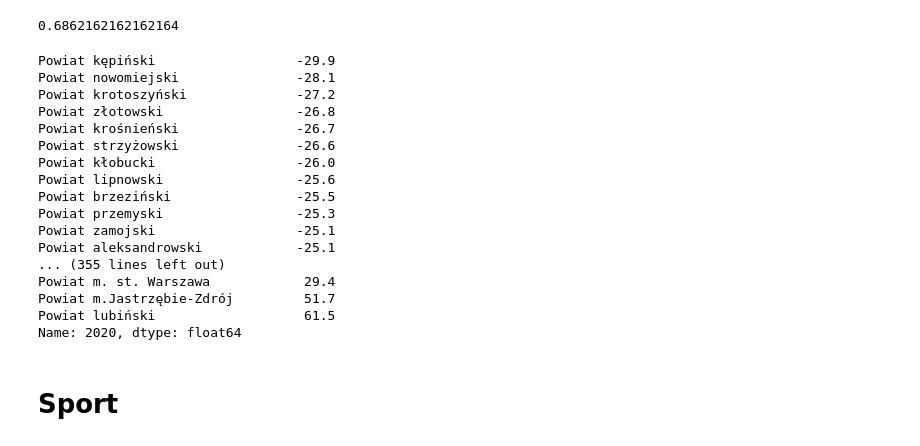
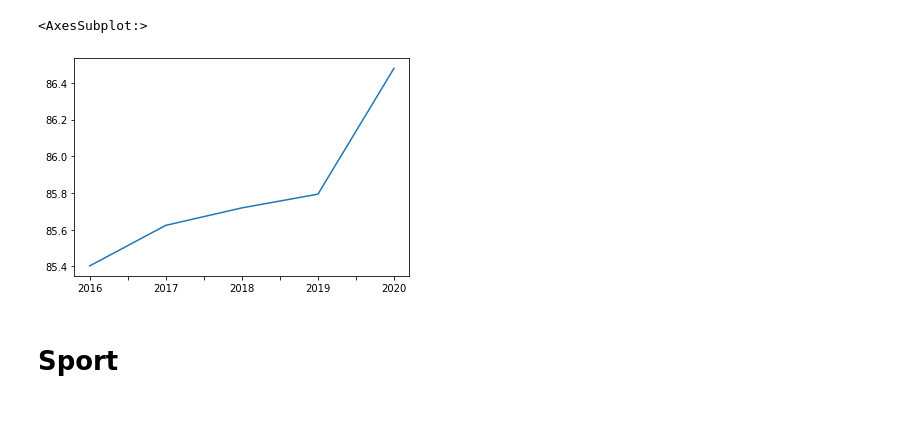
Before and after one commit to wojtekolesinski/bicycle-shop-case-study, a Jupyter notebook: notebook.ipynb, the cells around one changed output. Saved outputs shown, nothing was run; the diff lists cells and outputs as text; code cells hidden in the pictures; blank space fills up the shorter version.

```diff
--- a/notebook.ipynb
+++ b/notebook.ipynb
@@ -52,4 +132,8 @@ def get_data_by_variable(variable_id : int) -> pd.DataFrame:
 # %%
 zarobki = get_data_by_variable(64429)
-zarobki = zarobki.loc[:, '2015':]
+zarobki = zarobki.loc[:, '2016':]
 zarobki.dropna(inplace=True)
+zarobki.agg(np.mean, axis=0).plot(kind='line')
+# %% [output]
+<AxesSubplot:>
+[figure, added]
@@ -58,24 +139,0 @@ zarobki.dropna(inplace=True)
-# %%
-np.mean(zarobki['2020'] - zarobki['2019'])
-# %% [output]
-0.6862162162162164
-# %%
-(zarobki['2020'] - 100).sort_values()
-# %% [output]
-Powiat kępiński                  -29.9
-Powiat nowomiejski               -28.1
-Powiat krotoszyński              -27.2
-Powiat złotowski                 -26.8
-Powiat krośnieński               -26.7
-Powiat strzyżowski               -26.6
-Powiat kłobucki                  -26.0
-Powiat lipnowski                 -25.6
-Powiat brzeziński                -25.5
-Powiat przemyski                 -25.3
-Powiat zamojski                  -25.1
-Powiat aleksandrowski            -25.1
-... (355 lines left out)
-Powiat m. st. Warszawa            29.4
-Powiat m.Jastrzębie-Zdrój         51.7
-Powiat lubiński                   61.5
-Name: 2020, dtype: float64
```
Also changed, not shown: parts of 51 cells of this notebook.
